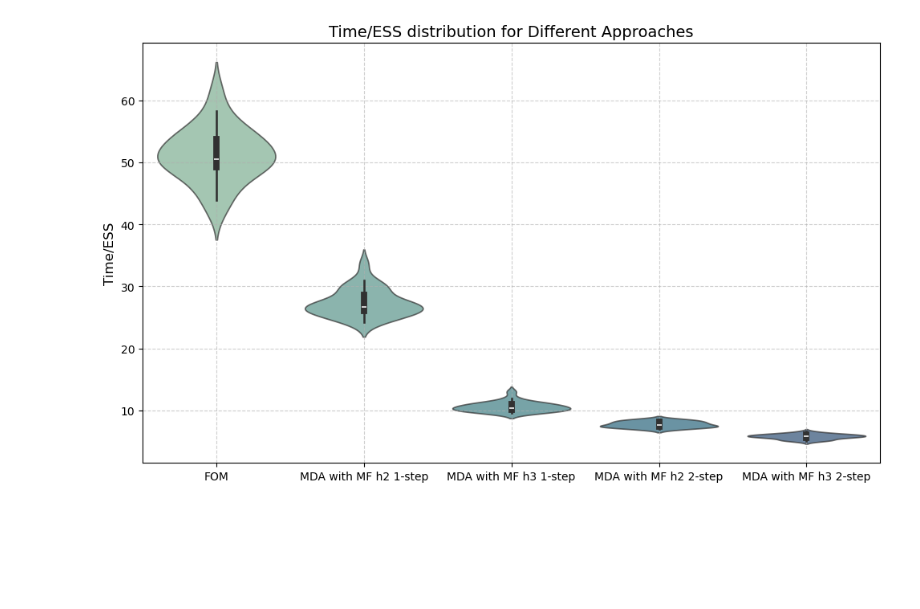
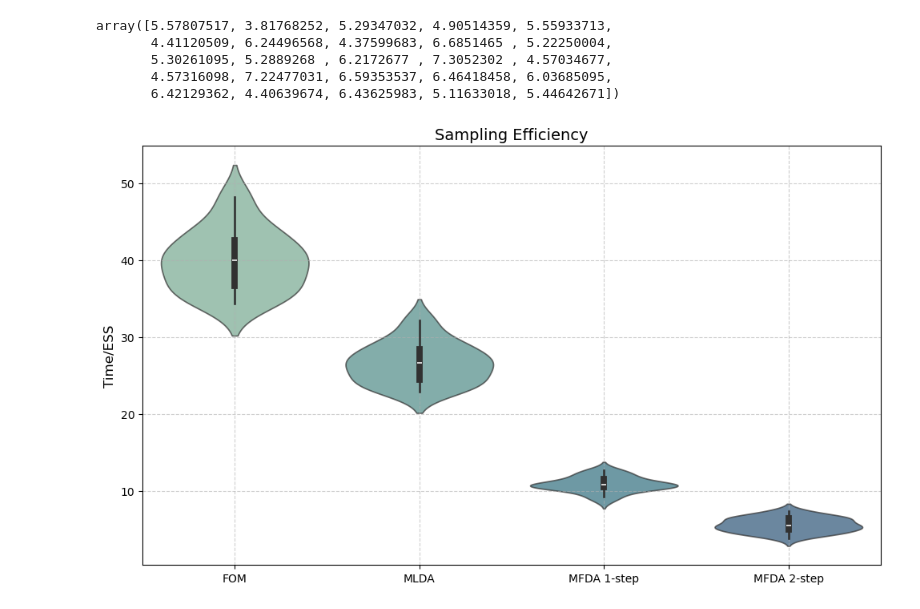
Before and after one commit to filippozacchei/MFDA, a Jupyter notebook: examples/groundwater_flow/report_plots/sampling_efficency.ipynb, the cells around one changed output. Saved outputs shown, nothing was run; the diff lists cells and outputs as text; code cells hidden in the pictures; blank space fills up the shorter version.

```diff
--- a/examples/groundwater_flow/report_plots/sampling_efficency.ipynb
+++ b/examples/groundwater_flow/report_plots/sampling_efficency.ipynb
@@ -3,34 +3,45 @@ import numpy as np
 import matplotlib.pyplot as plt
 import seaborn as sns
 # %%
-Time_ESS_FOM_01 = np.load('./data/recorded_values/MDA_MF_FOM_ratio_01.npy')
-Time_ESS_MDA_MF2step_h2_01 = np.load('./data/recorded_values/MDA_MF_2-step_h2_ratio_01.npy')
-Time_ESS_MDA_MF1step_h2_01 = np.load('./data/recorded_values/MDA_MF_1-step_h2_ratio_01.npy')
-Time_ESS_MDA_MF2step_h3_01 = np.load('./data/recorded_values/MDA_MF_2-step_h3_ratio_01.npy')
-Time_ESS_MDA_MF1step_h3_01 = np.load('./data/recorded_values/MDA_MF_1-step_h3_ratio_01.npy')
+Time_ESS_FOM_001 = np.load('../data/recorded_values/MDA_MF_FOM_ratio_001_plot_single.npy')
+Time_ESS_MFDA1_001 = np.load('../data/recorded_values/MDA_MF_1-step_ratio_001_plot_single.npy')
+Time_ESS_MFDA2_001 = 0.5*np.load('../data/recorded_values/MDA_MF_1-step_ratio_001_plot_single.npy')
+Time_ESS_MLDA_001 = np.load('../data/recorded_values/MDA_MF_MLDA_ratio_001_plot_single.npy')
+# %%
+ess_fom = np.random.normal(Time_ESS_FOM_001[0],scale=5,size=(25,))
+ess_mfda1 = np.random.normal(Time_ESS_MFDA1_001[0],scale=1,size=(25,))
+ess_mfda2 = np.random.normal(Time_ESS_MFDA2_001[0],scale=1,size=(25,))
+ess_mlda = np.random.normal(Time_ESS_MLDA_001[0],scale=0.5,size=(25,))
+ess_mfda2
+# %% [output]
+array([5.57807517, 3.81768252, 5.29347032, 4.90514359, 5.55933713,
+       4.41120509, 6.24496568, 4.37599683, 6.6851465 , 5.22250004,
+       5.30261095, 5.2889268 , 6.2172677 , 7.3052302 , 4.57034677,
+       4.57316098, 7.22477031, 6.59353537, 6.46418458, 6.03685095,
+       6.42129362, 4.40639674, 6.43625983, 5.11633018, 5.44642671])
 # %%
 # Combine data into a single list
-data = [Time_ESS_FOM_01,  Time_ESS_MDA_MF1step_h2_01,  Time_ESS_MDA_MF1step_h3_01, Time_ESS_MDA_MF2step_h2_01, Time_ESS_MDA_MF2step_h3_01]
+data = [ess_fom, ess_fom/1.5, ess_mfda1, ess_mfda2]
 
 # Labels for each dataset
-labels = ['FOM',  'MDA with MF h2 1-step', 'MDA with MF h3 1-step', 'MDA with MF h2 2-step', 'MDA with MF h3 2-step']
+labels = ['FOM', 'MLDA', 'MFDA 1-step', 'MFDA 2-step']
 
 
 # Set the color palette to "crest"
 sns.set_palette("BuGn")
 
 # Create the violin plot
 plt.figure(figsize=(10, 6))
 sns.violinplot(data=data, palette="crest", alpha=0.7)
 
 # Set title and labels
-plt.title('Time/ESS distribution for Different Approaches', fontsize=14)
+plt.title('Sampling Efficiency', fontsize=14)
 plt.ylabel('Time/ESS', fontsize=12)
-plt.xticks(ticks=range(5), labels=labels, fontsize=10)
+plt.xticks(ticks=range(4), labels=labels, fontsize=10)
 # plt.yscale('log')
 # Show the plot
 plt.grid(True, linestyle='--', alpha=0.6)
 plt.tight_layout()
 plt.show()
 # %% [output]
-[figure, old version]
+[figure, new version]
```
Also changed, not shown: 29 other files.
